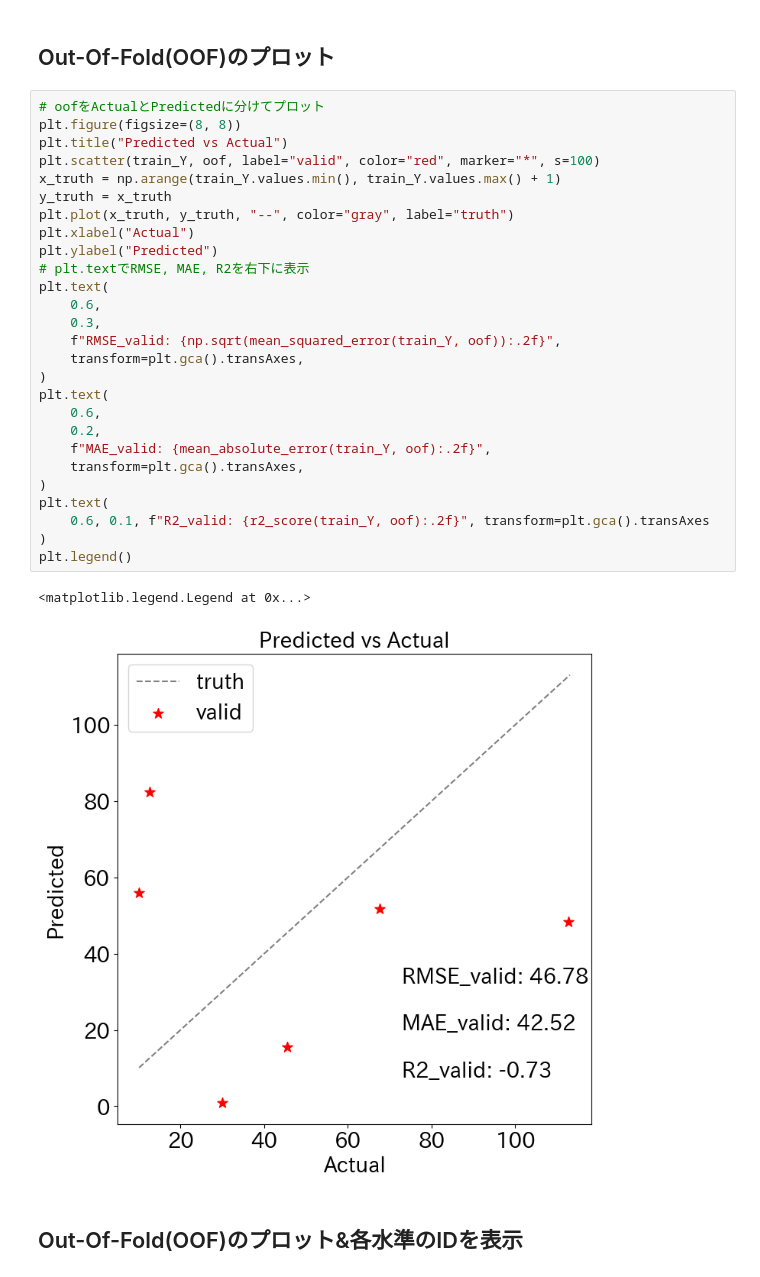
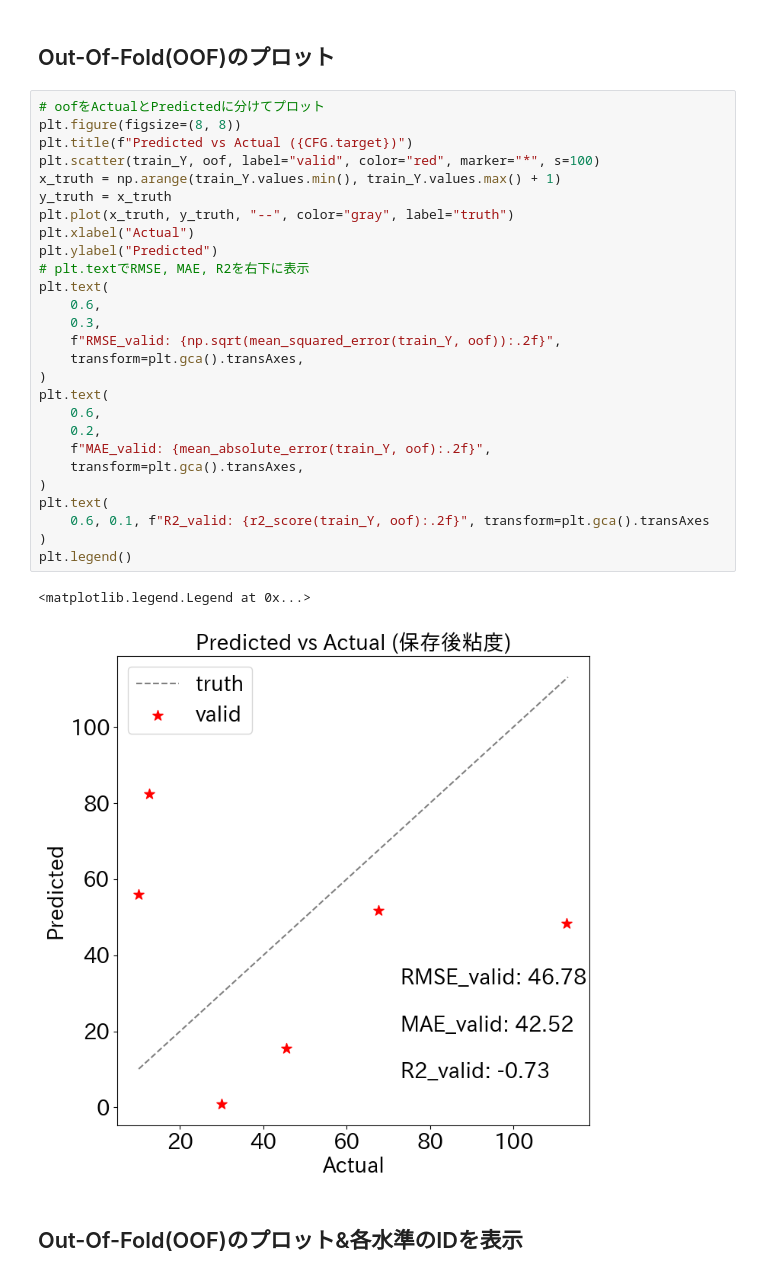
Before and after one commit to mipypf/practical-mi-guide, a Jupyter notebook: chapter2/src/baseline_保存後粘度.ipynb, the cells around one changed output. Saved outputs shown, nothing was run; the diff lists cells and outputs as text.

```diff
--- a/chapter2/src/baseline_保存後粘度.ipynb
+++ b/chapter2/src/baseline_保存後粘度.ipynb
@@ -286,33 +286,33 @@ R2_train: 0.9668491475630311
 # %%
 # oofをActualとPredictedに分けてプロット
 plt.figure(figsize=(8, 8))
-plt.title("Predicted vs Actual")
+plt.title(f"Predicted vs Actual ({CFG.target})")
 plt.scatter(train_Y, oof, label="valid", color="red", marker="*", s=100)
 x_truth = np.arange(train_Y.values.min(), train_Y.values.max() + 1)
 y_truth = x_truth
 plt.plot(x_truth, y_truth, "--", color="gray", label="truth")
 plt.xlabel("Actual")
 plt.ylabel("Predicted")
 # plt.textでRMSE, MAE, R2を右下に表示
 plt.text(
     0.6,
     0.3,
     f"RMSE_valid: {np.sqrt(mean_squared_error(train_Y, oof)):.2f}",
     transform=plt.gca().transAxes,
 )
 plt.text(
     0.6,
     0.2,
     f"MAE_valid: {mean_absolute_error(train_Y, oof):.2f}",
     transform=plt.gca().transAxes,
 )
 plt.text(
     0.6, 0.1, f"R2_valid: {r2_score(train_Y, oof):.2f}", transform=plt.gca().transAxes
 )
 plt.legend()
 # %% [output]
 <matplotlib.legend.Legend at 0x...>
-[figure, old version]
+[figure, new version]
 # %% [markdown]
 ## Out-Of-Fold(OOF)のプロット&各水準のIDを表示
 # %%
```
Also changed, not shown: parts of 2 cells of this notebook, 4 other files.
